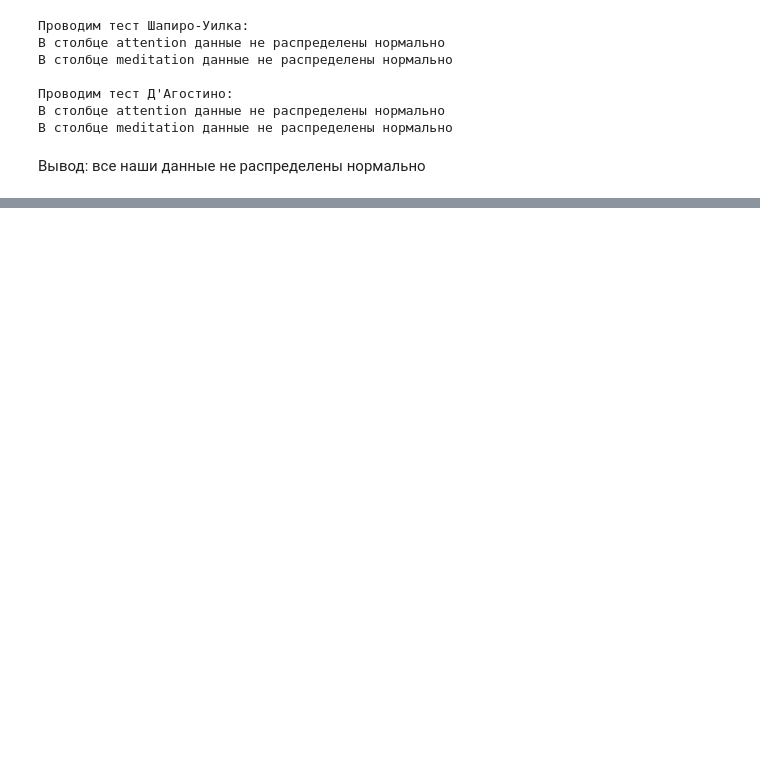
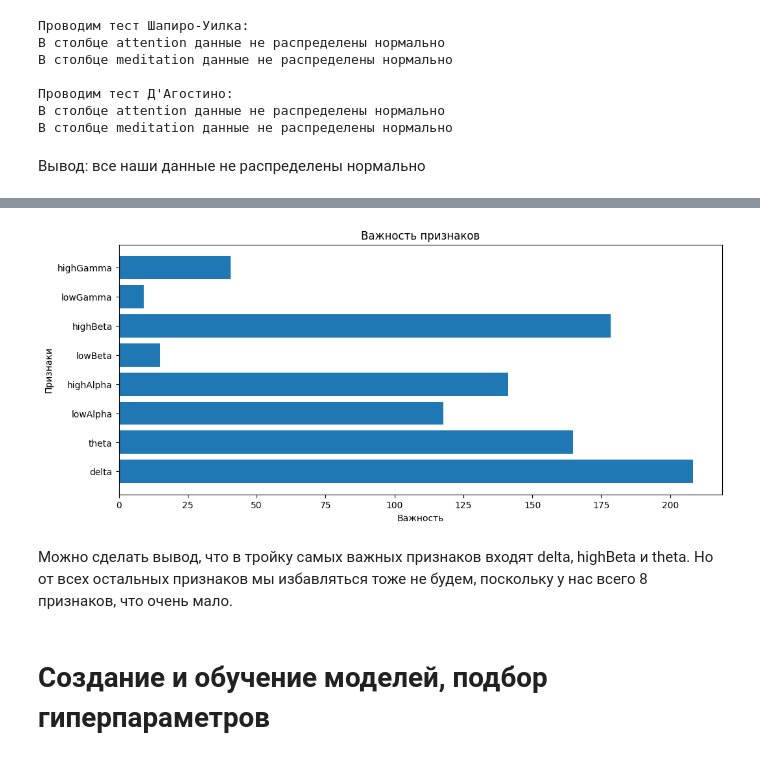
Before and after one commit to lidarya/diplom, a Jupyter notebook: sleepy_driver.ipynb, the cells around one changed output, grey strips where cells are left out. Cells and saved outputs as stored; diff of their text form; code cells hidden in the pictures; blank space fills up the shorter version.

```diff
--- a/sleepy_driver.ipynb
+++ b/sleepy_driver.ipynb
@@ -211,0 +305,19 @@ fig.show()
+# %%
+selector = SelectKBest(score_func=f_classif, k='all') # 'all' означает выбрать все признаки
+selector.fit(X, Y)
+
+scores = selector.scores_ #оценки важности признаков
+
+# Создаём график важности признаков
+plt.figure(figsize=(12,5))
+plt.barh(X.columns, scores)
+plt.xlabel('Важность')
+plt.ylabel('Признаки')
+plt.title('Важность признаков')
+plt.show()
+# %% [output]
+[figure, added]
+# %% [markdown]
+Можно сделать вывод, что в тройку самых важных признаков входят delta, highBeta и theta. Но от всех остальных признаков мы избавляться тоже не будем, поскольку у нас всего 8 признаков, что очень мало.
+# %% [markdown]
+# Создание и обучение моделей, подбор гиперпараметров
```
Also changed, not shown: parts of 39 cells of this notebook, 1 other file.
